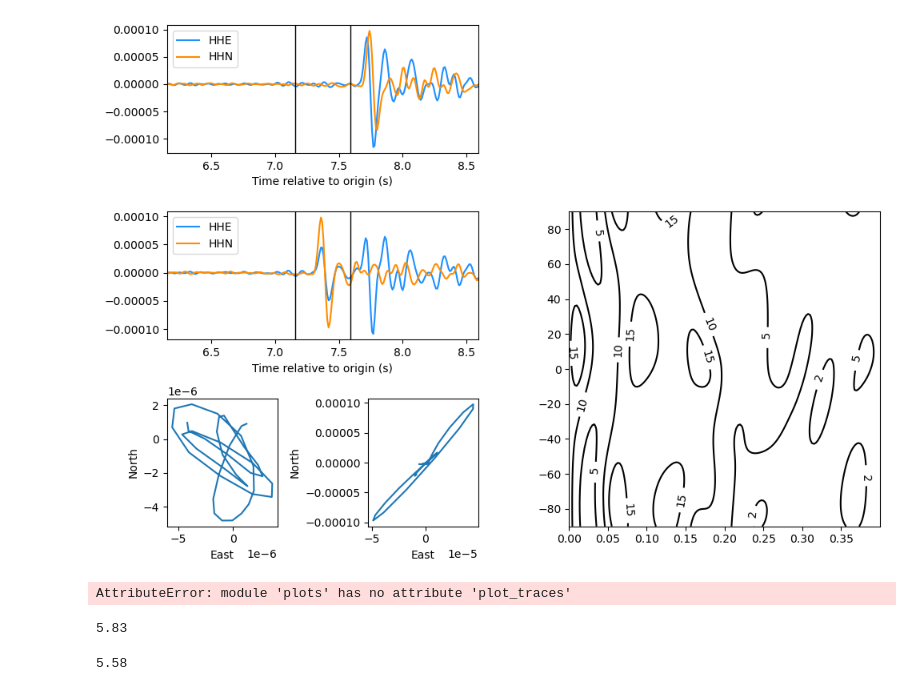
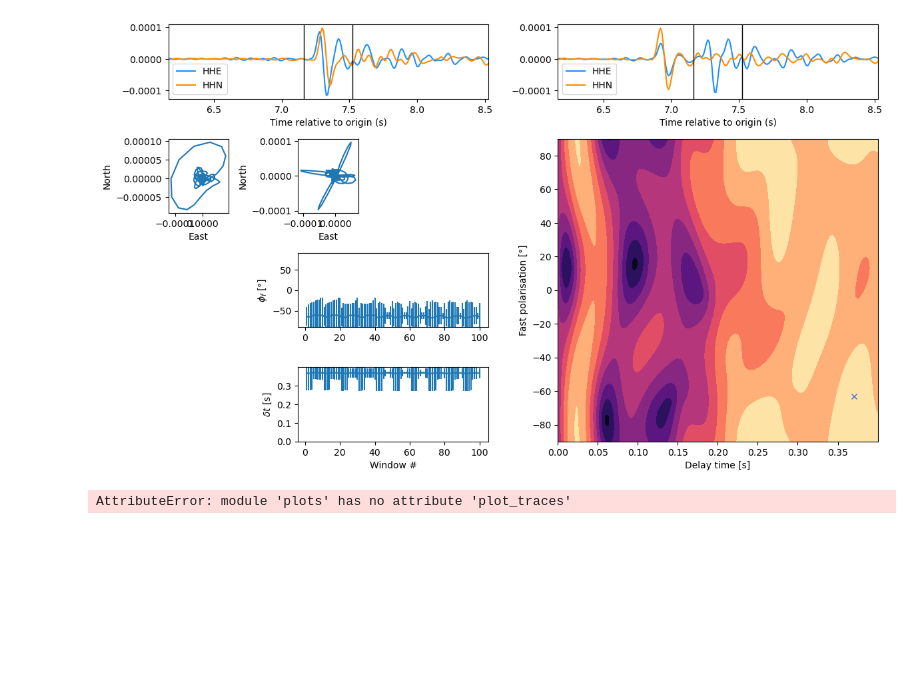
Before and after one commit to Jasplet/shebaPy, a Jupyter notebook: dev/dev_plotting.ipynb, the cells around one changed output. Drawn from its saved outputs; the diff is of its cells as text; code cells hidden in the pictures; blank space fills up the shorter version.

Commit message:
finsihed playing around the make diagnostic plot

```diff
--- a/dev/dev_plotting.ipynb
+++ b/dev/dev_plotting.ipynb
@@ -44,40 +71,52 @@ plots._plot_traces(st, show_window_range=True)
 # %%
-fig = plt.figure(layout="constrained", figsize= (10,7))
+fig = plt.figure(layout="constrained", figsize= (12,7))
 
-gs = GridSpec(3, 4, figure=fig)
+gs = GridSpec(4, 6, figure=fig)
 
-ax1 = fig.add_subplot(gs[0,0:2])
+ax1 = fig.add_subplot(gs[0,0:3])
 plots._plot_traces(st, show_final_window=True, axes=ax1)
 ax1.set_xlim([result.wbeg -1, result.wend + 1])
-ax2 = fig.add_subplot(gs[1,0:2])
+ax2 = fig.add_subplot(gs[0,3:], sharey=ax1)
 plots._plot_traces(st_corr, show_final_window=True, axes=ax2)
 ax2.set_xlim([result.wbeg -1, result.wend + 1])
-ax3 = fig.add_subplot(gs[2, 0])
-plots._ppm(ax3, st, result.wbeg, result.wend)
-ax4 = fig.add_subplot(gs[2, 1])
-plots._ppm(ax4, st_corr, result.wbeg, result.wend)
-ax4 = fig.add_subplot(gs[1:3, 2:4])
+ax3 = fig.add_subplot(gs[1, 0])
+plots._ppm(ax3, st)
+ax4 = fig.add_subplot(gs[1, 1])
+plots._ppm(ax4, st_corr)
+ax4 = fig.add_subplot(gs[1:4, 3:6])
 phis = result.variables['fast_vector'][:]
 dts = result.variables['tlag_vector'][:]
 PHI, TLAG = np.meshgrid(phis, dts)
 
-C = ax4.contour(TLAG, PHI, result.variables['lam2_norm_grid'][:]/ result.variables['lam2_norm_grid'][:].min(), colors='black', levels=[1, 2, 5, 10, 15],
-            linewidths = [3, 1.5, 1.5, 1.5, 1.5, 1.5, 1.5])
-ax4.clabel(C, C.levels, fmt ='%2i')
+C = ax4.contourf(TLAG, PHI, result.variables['lam2_norm_grid'][:]/ result.variables['lam2_norm_grid'][:].min(),
+            linewidths = [3, 1.5, 1.5, 1.5, 1.5, 1.5, 1.5], cmap='magma_r')
+ax4.plot(result.tlag, result.fast, 'x', color='royalblue')
+ax4.set_ylabel('Fast polarisation [°]')
+ax4.set_xlabel('Delay time [s]')
+ax4.set_xlim([dts.min(), dts.max()])
+ax4.set_ylim([phis.min(), phis.max()])
+# ax4.clabel(C, C.levels, fmt ='%2i')
+# ax4.set_xlim([0,0.2])
+# Window clustser fast
+wind_num = np.arange(0,result.dimensions['window'].size) + 1 #shift to start from 1
+ax5 = fig.add_subplot(gs[2,0:3])
+ax5.errorbar(x=wind_num, y=result.variables['mw_fast'][:], yerr=result.variables['mw_dfast'][:])
+ax5.set_ylim([phis.min(),phis.max()])
+ax5.set_ylabel(r'$\phi_f$ [°]')
+ax6 = fig.add_subplot(gs[3,0:3])
+ax6.errorbar(x=wind_num, y=result.variables['mw_tlag'][:], yerr=result.variables['mw_dtlag'][:])
+ax6.set_ylim([dts.min(), dts.max()])
+ax6.set_ylabel(r'$\delta t$ [s]')
+ax6.set_xlabel('Window #')
 
+ax7 = fig.add_subplot(gs[1,2])
+ax7.scatter(x=result.variables['cluster_xc0'], y=result.variables['clusteryc0'])
+ax7.plot(x=result.variables['cluster_xc0'][result.], y=result.variables['clusteryc0'])
 plt.tight_layout()
 fig.show()
 # %% [output]
-[figure, old version]
+[figure, new version]
 # %%
 plots.plot_traces(obspy.read('../../../Projects/SHARP/splitting/shebapy_test/MONM/GB_MONM_20180224053715.HH?'), show_final_window=True)
 # %% [output]
 AttributeError: module 'plots' has no attribute 'plot_traces'
-# %%
-st[0].stats.sac['t2']
-# %% [output]
-5.83
-# %%
-st[0].stats.sac['user0']
-# %% [output]
-5.58
```
Also changed, not shown: parts of 15 cells of this notebook.
